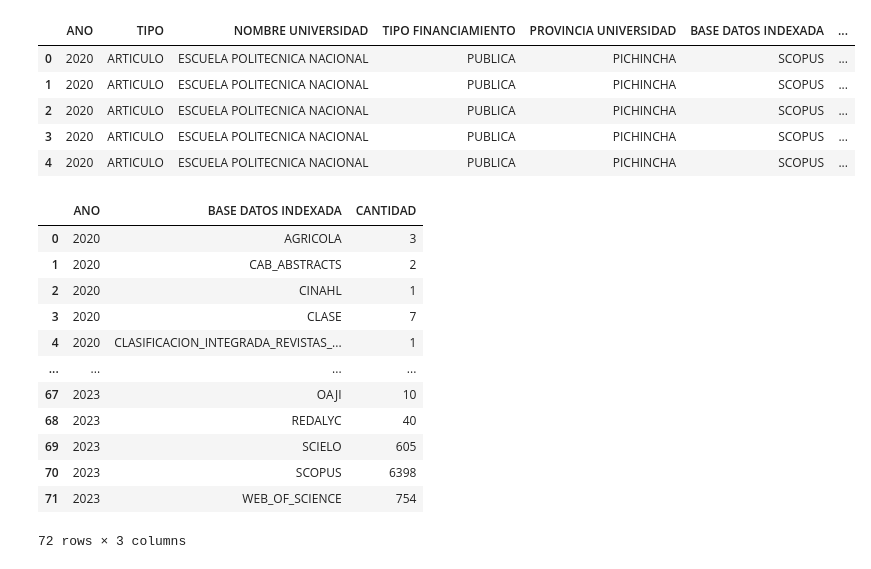
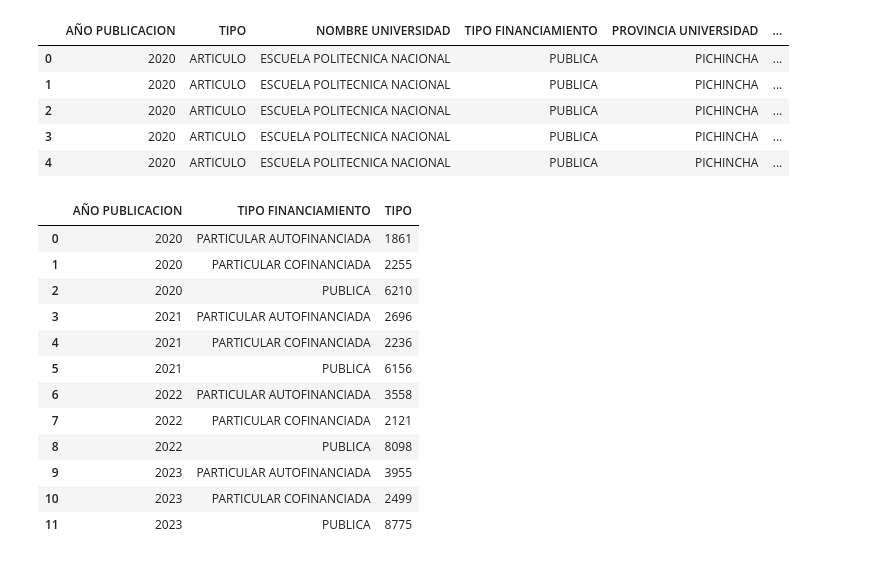
Before and after one commit to JordyCorrales/utpl-herramientas-ia-trabajo-final, a Jupyter notebook: GraficosIndividuales/grafico4.ipynb, the cells around one changed output. Cells and saved outputs as stored; diff of their text form; code cells hidden in the pictures.

```diff
--- a/GraficosIndividuales/grafico4.ipynb
+++ b/GraficosIndividuales/grafico4.ipynb
@@ -1,33 +1,32 @@
 # %%
 import pandas as pd
 import pygwalker as pyg
 
 # Cargar el archivo CSV con punto y coma como separador
-df = pd.read_csv("../datafin.csv", sep=';')
+df = pd.read_csv("datafin.csv", sep=';')
 df.drop('Unnamed: 0', axis=1, inplace=True)
 df.head()
 # %% [output]
-|  | ANO | TIPO | NOMBRE UNIVERSIDAD | TIPO FINANCIAMIENTO | PROVINCIA UNIVERSIDAD | BASE DATOS INDEXADA | ... |
-| 0 | 2020 | ARTICULO | ESCUELA POLITECNICA NACIONAL | PUBLICA | PICHINCHA | SCOPUS | ... |
-| 1 | 2020 | ARTICULO | ESCUELA POLITECNICA NACIONAL | PUBLICA | PICHINCHA | SCOPUS | ... |
-| 2 | 2020 | ARTICULO | ESCUELA POLITECNICA NACIONAL | PUBLICA | PICHINCHA | SCOPUS | ... |
-| 3 | 2020 | ARTICULO | ESCUELA POLITECNICA NACIONAL | PUBLICA | PICHINCHA | SCOPUS | ... |
-| 4 | 2020 | ARTICULO | ESCUELA POLITECNICA NACIONAL | PUBLICA | PICHINCHA | SCOPUS | ... |
+|  | AÑO PUBLICACION | TIPO | NOMBRE UNIVERSIDAD | TIPO FINANCIAMIENTO | PROVINCIA UNIVERSIDAD | ... |
+| 0 | 2020 | ARTICULO | ESCUELA POLITECNICA NACIONAL | PUBLICA | PICHINCHA | ... |
+| 1 | 2020 | ARTICULO | ESCUELA POLITECNICA NACIONAL | PUBLICA | PICHINCHA | ... |
+| 2 | 2020 | ARTICULO | ESCUELA POLITECNICA NACIONAL | PUBLICA | PICHINCHA | ... |
+| 3 | 2020 | ARTICULO | ESCUELA POLITECNICA NACIONAL | PUBLICA | PICHINCHA | ... |
+| 4 | 2020 | ARTICULO | ESCUELA POLITECNICA NACIONAL | PUBLICA | PICHINCHA | ... |
 # %%
-data = df.groupby(['ANO','BASE DATOS INDEXADA'])['TIPO'].count().reset_index()
-data = data.rename(columns={'TIPO':'CANTIDAD'})
+data = df.groupby(['AÑO PUBLICACION','TIPO FINANCIAMIENTO'])['TIPO'].count().reset_index()
 data
 # %% [output]
-|  | ANO | BASE DATOS INDEXADA | CANTIDAD |
-| 0 | 2020 | AGRICOLA | 3 |
-| 1 | 2020 | CAB_ABSTRACTS | 2 |
-| 2 | 2020 | CINAHL | 1 |
-| 3 | 2020 | CLASE | 7 |
-| 4 | 2020 | CLASIFICACION_INTEGRADA_REVISTAS_... | 1 |
-| ... | ... | ... | ... |
-| 67 | 2023 | OAJI | 10 |
-| 68 | 2023 | REDALYC | 40 |
-| 69 | 2023 | SCIELO | 605 |
-| 70 | 2023 | SCOPUS | 6398 |
-| 71 | 2023 | WEB_OF_SCIENCE | 754 |
+|  | AÑO PUBLICACION | TIPO FINANCIAMIENTO | TIPO |
+| 0 | 2020 | PARTICULAR AUTOFINANCIADA | 1861 |
+| 1 | 2020 | PARTICULAR COFINANCIADA | 2255 |
+| 2 | 2020 | PUBLICA | 6210 |
+| 3 | 2021 | PARTICULAR AUTOFINANCIADA | 2696 |
+| 4 | 2021 | PARTICULAR COFINANCIADA | 2236 |
+| 5 | 2021 | PUBLICA | 6156 |
+| 6 | 2022 | PARTICULAR AUTOFINANCIADA | 3558 |
+| 7 | 2022 | PARTICULAR COFINANCIADA | 2121 |
+| 8 | 2022 | PUBLICA | 8098 |
+| 9 | 2023 | PARTICULAR AUTOFINANCIADA | 3955 |
+| 10 | 2023 | PARTICULAR COFINANCIADA | 2499 |
+| 11 | 2023 | PUBLICA | 8775 |
-72 rows × 3 columns
```
Also changed, not shown: parts of 6 cells of this notebook, 4 other files.
